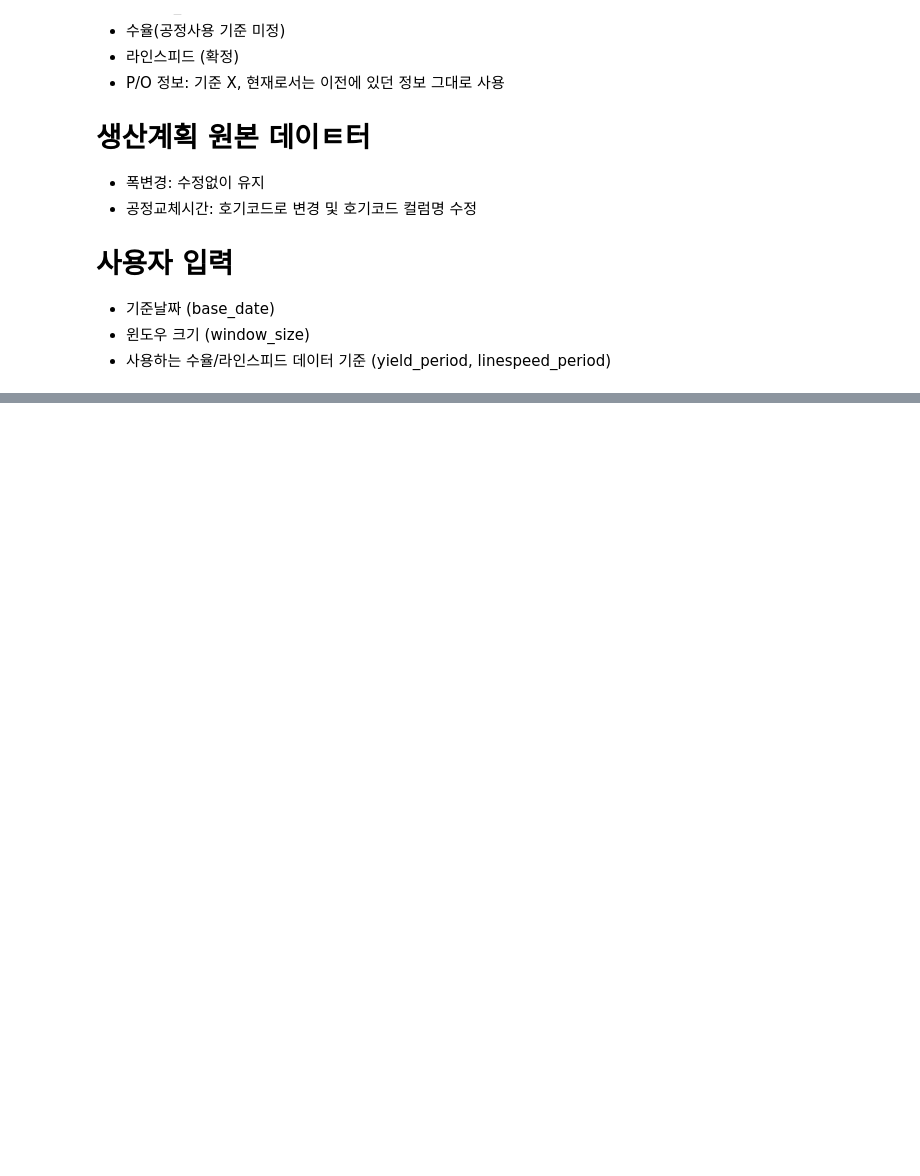
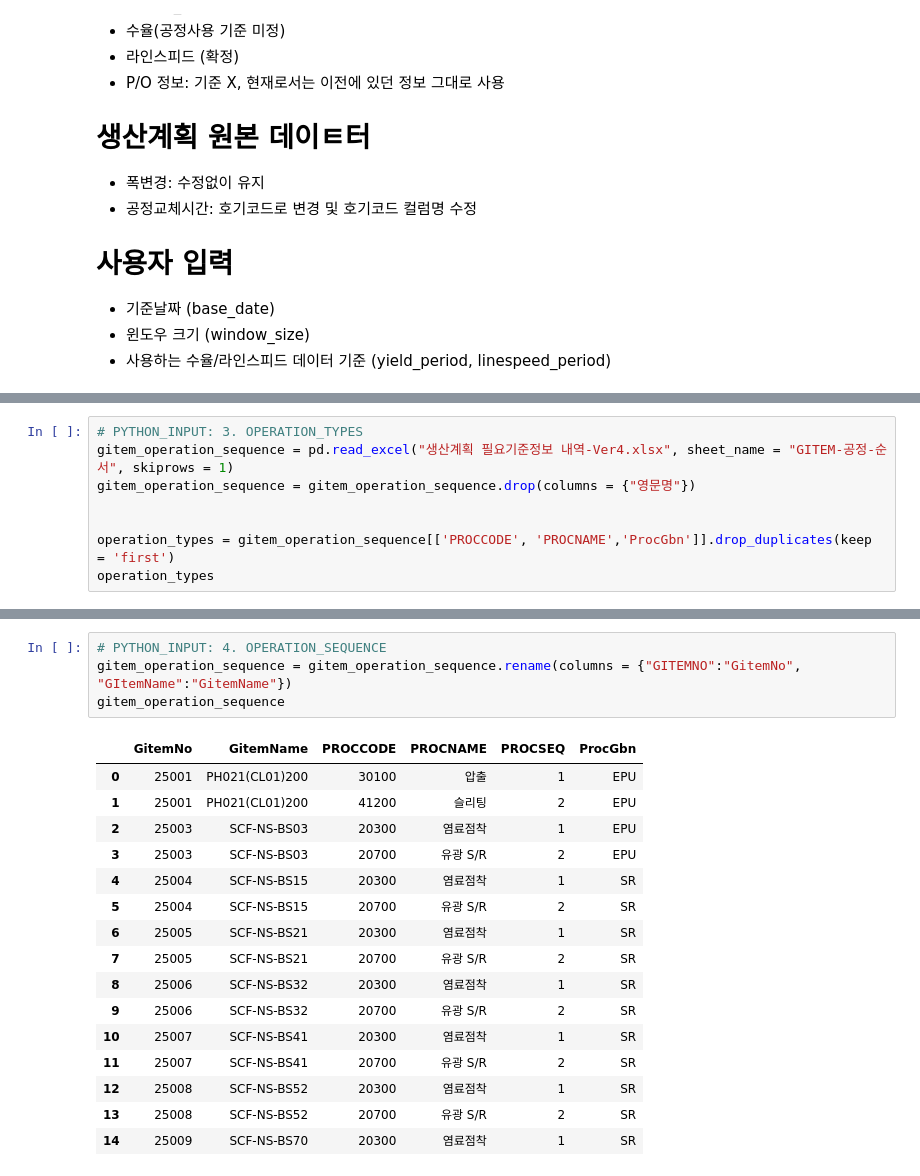
Before and after one commit to Sohyun-B/production-scheduling-system, a Jupyter notebook: python_engine/원본데이터(사용X)/Untitled.ipynb, the cells around one changed output, grey strips where cells are left out. Saved outputs shown, nothing was run; the diff lists cells and outputs as text; blank space fills up the shorter version.

```diff
--- a/python_engine/원본데이터(사용X)/Untitled.ipynb
+++ b/python_engine/원본데이터(사용X)/Untitled.ipynb
@@ -126,0 +168,8 @@ linespeed_pivot
+# %%
+# PYTHON_INPUT: 3. OPERATION_TYPES
+gitem_operation_sequence = pd.read_excel("생산계획 필요기준정보 내역-Ver4.xlsx", sheet_name = "GITEM-공정-순서", skiprows = 1)
+gitem_operation_sequence = gitem_operation_sequence.drop(columns = {"영문명"})
+
+
+operation_types = gitem_operation_sequence[['PROCCODE', 'PROCNAME','ProcGbn']].drop_duplicates(keep = 'first')
+operation_types
@@ -126,0 +184,21 @@ linespeed_pivot
+# %%
+# PYTHON_INPUT: 4. OPERATION_SEQUENCE
+gitem_operation_sequence = gitem_operation_sequence.rename(columns = {"GITEMNO":"GitemNo", "GItemName":"GitemName"})
+gitem_operation_sequence
+# %% [output]
+|  | GitemNo | GitemName | PROCCODE | PROCNAME | PROCSEQ | ProcGbn |
+| 0 | 25001 | PH021(CL01)200 | 30100 | 압출 | 1 | EPU |
+| 1 | 25001 | PH021(CL01)200 | 41200 | 슬리팅 | 2 | EPU |
+| 2 | 25003 | SCF-NS-BS03 | 20300 | 염료점착 | 1 | EPU |
+| 3 | 25003 | SCF-NS-BS03 | 20700 | 유광 S/R | 2 | EPU |
+| 4 | 25004 | SCF-NS-BS15 | 20300 | 염료점착 | 1 | SR |
+| 5 | 25004 | SCF-NS-BS15 | 20700 | 유광 S/R | 2 | SR |
+| 6 | 25005 | SCF-NS-BS21 | 20300 | 염료점착 | 1 | SR |
+| 7 | 25005 | SCF-NS-BS21 | 20700 | 유광 S/R | 2 | SR |
+| 8 | 25006 | SCF-NS-BS32 | 20300 | 염료점착 | 1 | SR |
+| 9 | 25006 | SCF-NS-BS32 | 20700 | 유광 S/R | 2 | SR |
+| 10 | 25007 | SCF-NS-BS41 | 20300 | 염료점착 | 1 | SR |
+| 11 | 25007 | SCF-NS-BS41 | 20700 | 유광 S/R | 2 | SR |
+| 12 | 25008 | SCF-NS-BS52 | 20300 | 염료점착 | 1 | SR |
+| 13 | 25008 | SCF-NS-BS52 | 20700 | 유광 S/R | 2 | SR |
+| 14 | 25009 | SCF-NS-BS70 | 20300 | 염료점착 | 1 | SR |
```
Also changed, not shown: parts of 14 cells of this notebook, 14 other files.
